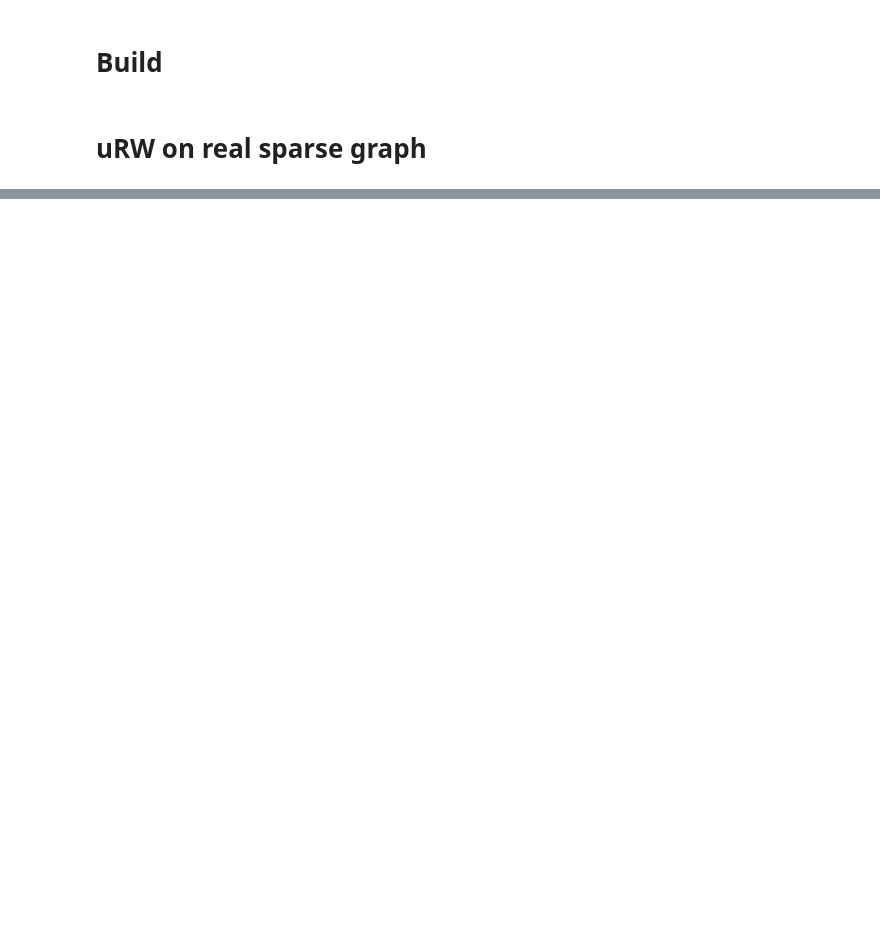
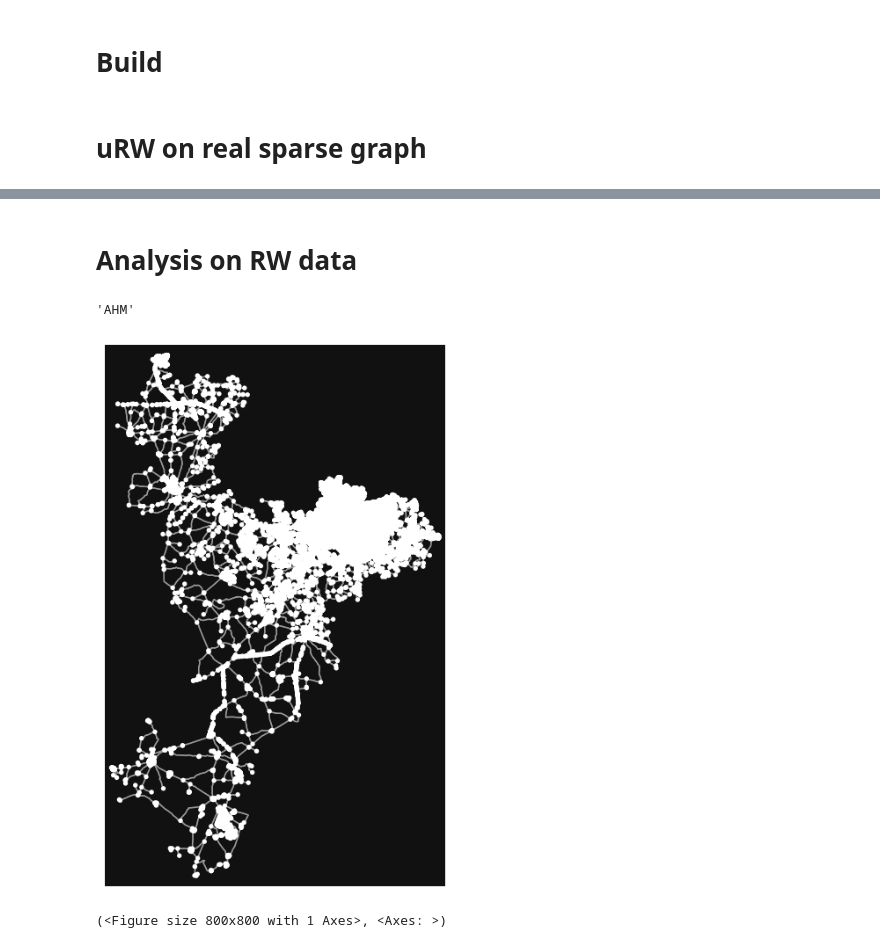
Before and after one commit to akshaysanjeevk/Road-Network-Stat-SGN2025, a Jupyter notebook: notebook2.ipynb, the cells around one changed output, grey strips where cells are left out. Cells and saved outputs as stored; diff of their text form; code cells hidden in the pictures; blank space fills up the shorter version.

```diff
--- a/notebook2.ipynb
+++ b/notebook2.ipynb
@@ -6,7 +6,7 @@ import osmnx as osm
 from fn_lib import *
 from tqdm import tqdm
 from run_unWRW import *
-plt.rcParams['text.usetex'] = True
+# plt.rcParams['text.usetex'] = True
 # %% [markdown]
 # Build
 # %%
@@ -196,0 +192,18 @@ os.listdir("./graph_data")
+# %% [markdown]
+# Analysis on RW data
+# %%
+files = os.listdir(f"./RW_data")
+# files
+data = np.load(f"./RW_data/{files[0]}")
+X, idx2node = data['X'], data['idx2node']
+# %% [output]
+'AHM'
+# %%
+
+city = files[0][3:6]
+G = OpenGraph(city)
+
+osm.plot_graph(G)
+# %% [output]
+[figure, added]
+(<Figure size 800x800 with 1 Axes>, <Axes: >)
```
Also changed, not shown: parts of 6 cells of this notebook, 30 other files.
